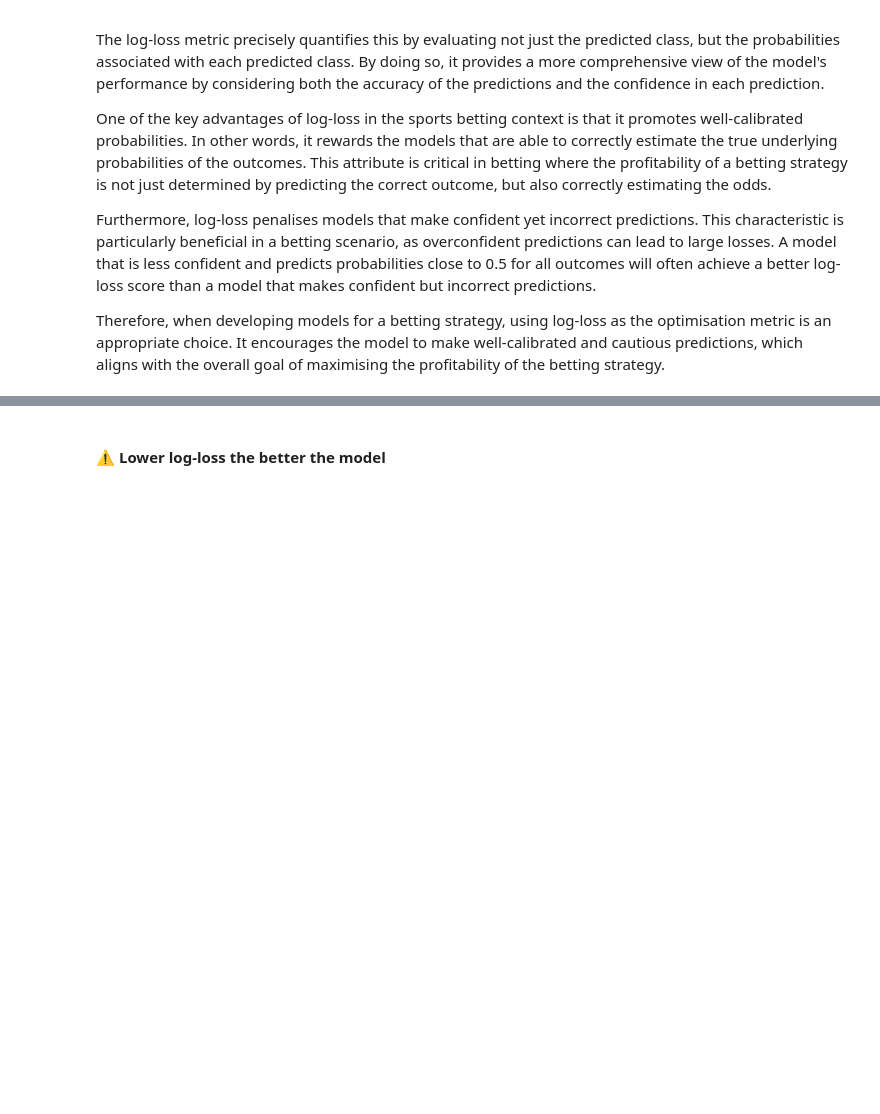
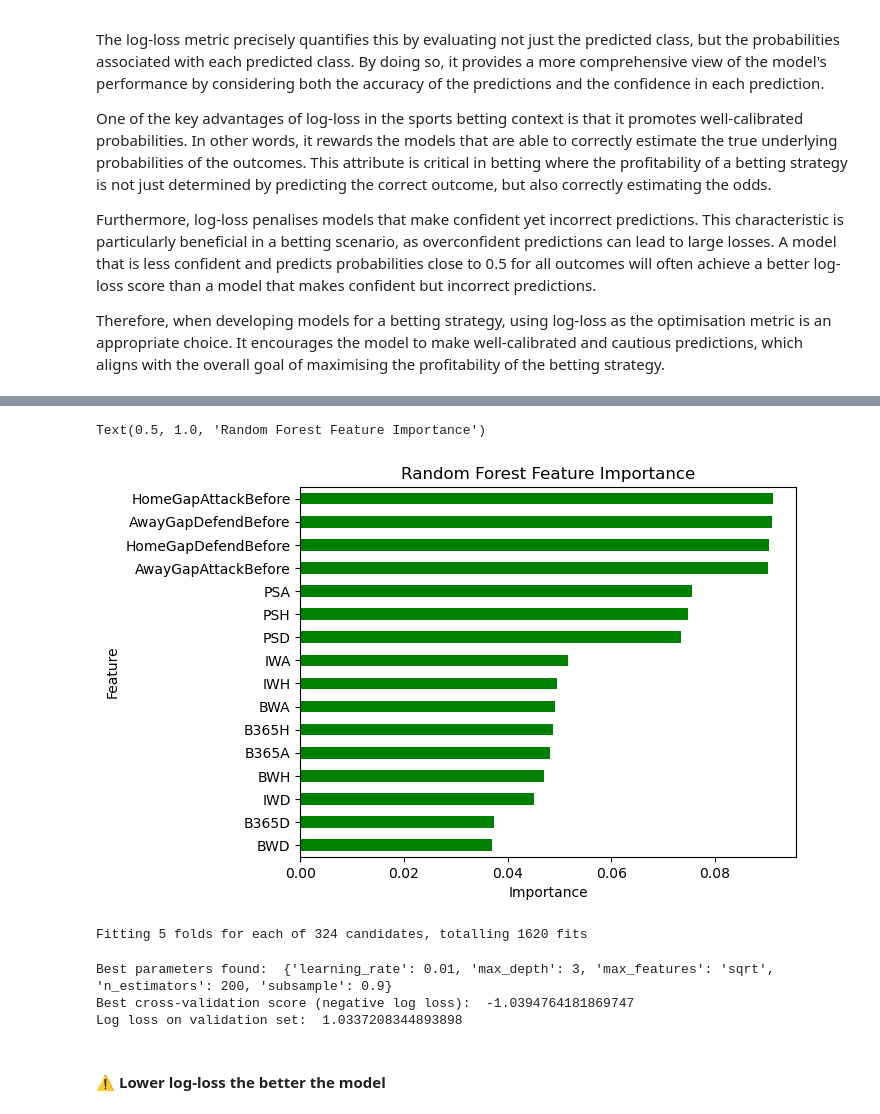
Before and after one commit to cabeywic/football-ml-betting, a Jupyter notebook: notebooks/experiments.ipynb, the cells around one changed output, grey strips where cells are left out. Drawn from its saved outputs; the diff is of its cells as text; code cells hidden in the pictures; blank space fills up the shorter version.

```diff
--- a/notebooks/experiments.ipynb
+++ b/notebooks/experiments.ipynb
@@ -203,3 +161,51 @@ Best classifier: Logistic Regression | Score: 0.93
+# %%
+global_importances = pd.Series(classifiers['Random Forest'].feature_importances_, index=X_train.columns)
+global_importances.sort_values(ascending=True, inplace=True)
+global_importances.plot.barh(color='green')
+plt.xlabel("Importance")
+plt.ylabel("Feature")
+plt.title("Random Forest Feature Importance")
+# %% [output]
+Text(0.5, 1.0, 'Random Forest Feature Importance')
+[figure, added]
+# %%
+from sklearn.model_selection import GridSearchCV
+from sklearn.metrics import make_scorer
+
+# Create the parameter grid
+param_grid = {
+    'n_estimators': [50, 100, 200],
+    'learning_rate': [0.01, 0.05, 0.1, 0.5],
+    'max_depth': [3, 4, 5],
+    'subsample': [0.8, 0.9, 1.0],
+    'max_features': ['sqrt', 'log2', None]
+}
+
+# Create a GradientBoostingClassifier
+clf = GradientBoostingClassifier(random_state=42)
+
+# Use log loss as the scoring method
+scorer = make_scorer(log_loss, greater_is_better=False, needs_proba=True)
+
+# Create the GridSearchCV object
+grid_search = GridSearchCV(clf, param_grid, scoring=scorer, cv=5, verbose=1, n_jobs=-1)
+
+# Fit the grid search to the data
+grid_search.fit(X_train, y_train)
+
+# Print the best parameters and score
+print("Best parameters found: ", grid_search.best_params_)
+print("Best cross-validation score (negative log loss): ", grid_search.best_score_)
+
+# Evaluate on the validation set
+y_pred_proba = grid_search.best_estimator_.predict_proba(X_val)
+loss = log_loss(y_val, y_pred_proba)
+print("Log loss on validation set: ", loss)
+# %% [output]
+Fitting 5 folds for each of 324 candidates, totalling 1620 fits
+Best parameters found:  {'learning_rate': 0.01, 'max_depth': 3, 'max_features': 'sqrt', 'n_estimators': 200, 'subsample': 0.9}
+Best cross-validation score (negative log loss):  -1.0394764181869747
+Log loss on validation set:  1.0337208344893898
 # %% [markdown]
 #### ⚠️ **Lower log-loss the better the model**
 # %%
```
Also changed, not shown: parts of 20 cells of this notebook, 6 other files.
